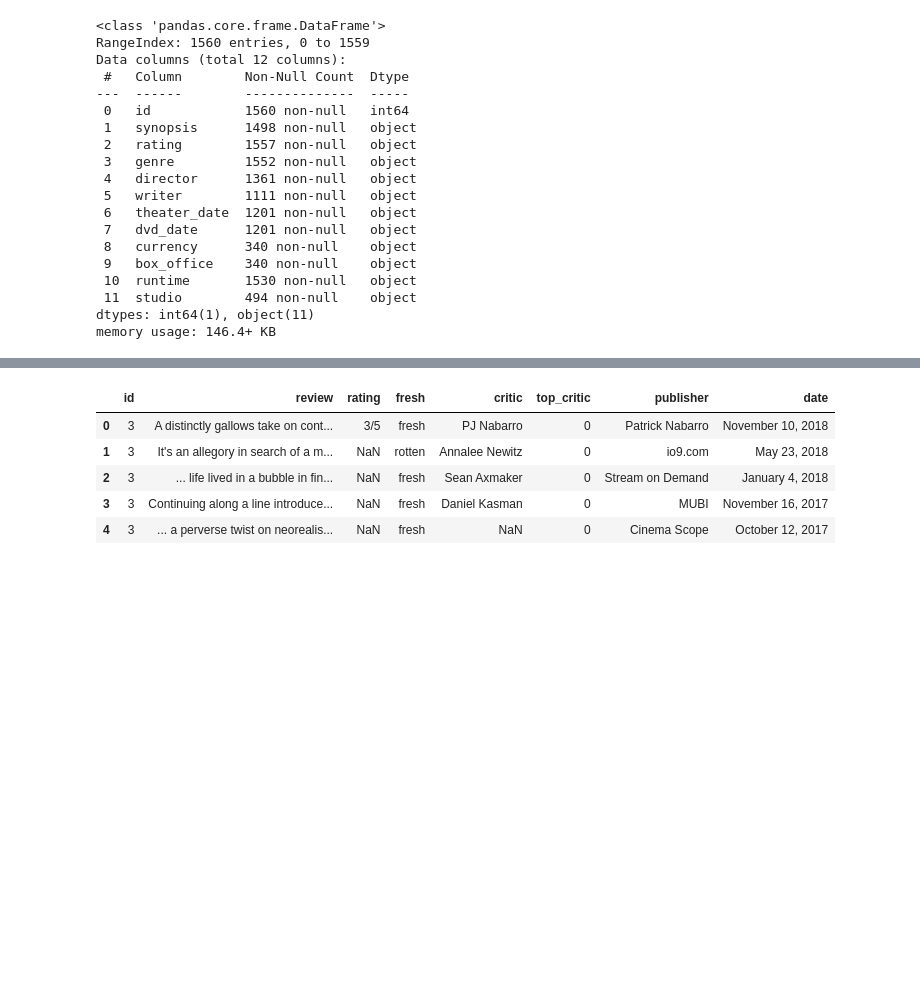
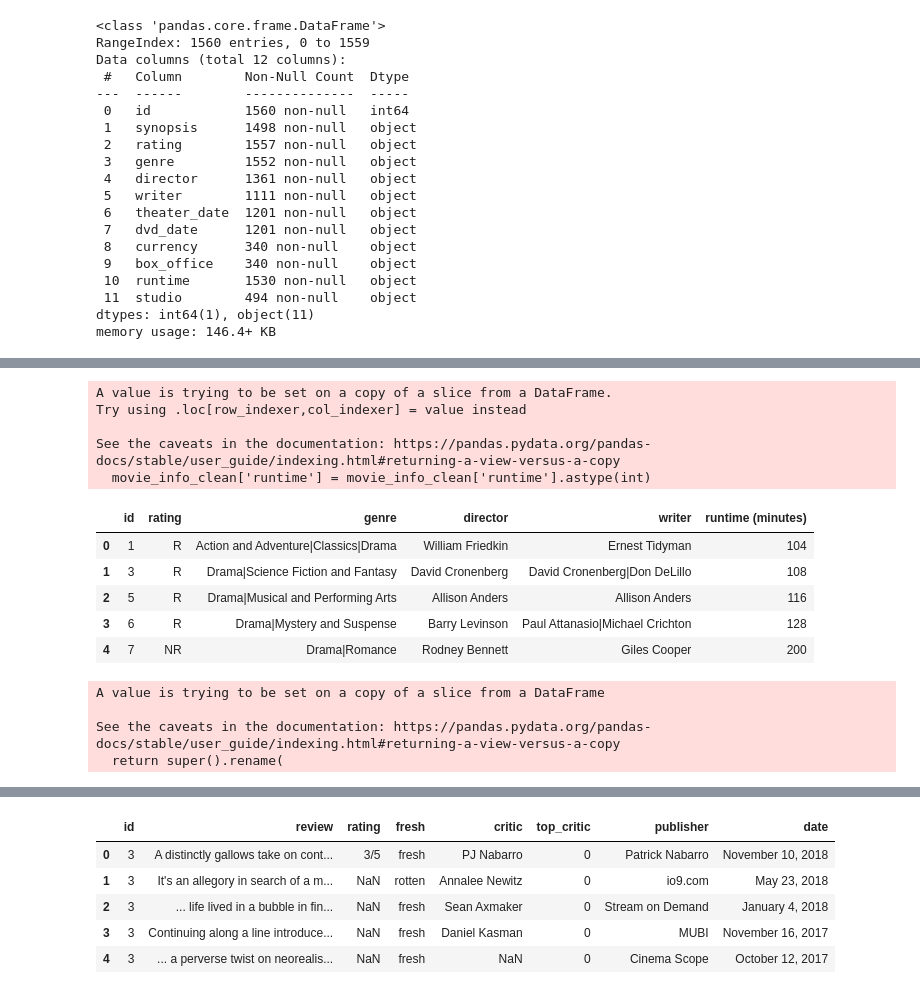
Before and after one commit to ckucewicz/movie_analysis_project, a Jupyter notebook: miscellaneous_notebook.ipynb, the cells around one changed output, grey strips where cells are left out. Cells and saved outputs as stored; diff of their text form; code cells hidden in the pictures; blank space fills up the shorter version.

```diff
--- a/miscellaneous_notebook.ipynb
+++ b/miscellaneous_notebook.ipynb
@@ -60,3 +119,6 @@ Data columns (total 12 columns):
  11  studio        494 non-null    object
 dtypes: int64(1), object(11)
 memory usage: 146.4+ KB
+# %%
+cols_to_drop = ['currency', 'box_office', 'studio', 'synopsis', 'theater_date', 'dvd_date']
+movie_info_clean = movie_info.drop(cols_to_drop, axis = 1)
@@ -62,0 +139,31 @@ memory usage: 146.4+ KB
+# %%
+# removing 'minutes' from entries in runtime column
+movie_info_clean['runtime'] = movie_info_clean['runtime'].str.replace('minutes', '')
+# %%
+# removing null values from runtime
+movie_info_clean = movie_info_clean[movie_info_clean['runtime'].notna()]
+# %%
+# changing runtime to int type
+movie_info_clean['runtime'] = movie_info_clean['runtime'].astype(int)
+# %% [output]
+A value is trying to be set on a copy of a slice from a DataFrame.
+Try using .loc[row_indexer,col_indexer] = value instead
+
+See the caveats in the documentation: https://pandas.pydata.org/pandas-docs/stable/user_guide/indexing.html#returning-a-view-versus-a-copy
+  movie_info_clean['runtime'] = movie_info_clean['runtime'].astype(int)
+# %%
+movie_info_clean.head()
+# %% [output]
+|  | id | rating | genre | director | writer | runtime (minutes) |
+| 0 | 1 | R | Action and Adventure|Classics|Drama | William Friedkin | Ernest Tidyman | 104 |
+| 1 | 3 | R | Drama|Science Fiction and Fantasy | David Cronenberg | David Cronenberg|Don DeLillo | 108 |
+| 2 | 5 | R | Drama|Musical and Performing Arts | Allison Anders | Allison Anders | 116 |
+| 3 | 6 | R | Drama|Mystery and Suspense | Barry Levinson | Paul Attanasio|Michael Crichton | 128 |
+| 4 | 7 | NR | Drama|Romance | Rodney Bennett | Giles Cooper | 200 |
+# %%
+movie_info_clean.rename(columns={'runtime': 'runtime (mins)'}, inplace=True)
+# %% [output]
+A value is trying to be set on a copy of a slice from a DataFrame
+
+See the caveats in the documentation: https://pandas.pydata.org/pandas-docs/stable/user_guide/indexing.html#returning-a-view-versus-a-copy
+  return super().rename(
```
Also changed, not shown: parts of 21 cells of this notebook, 1 other file.
